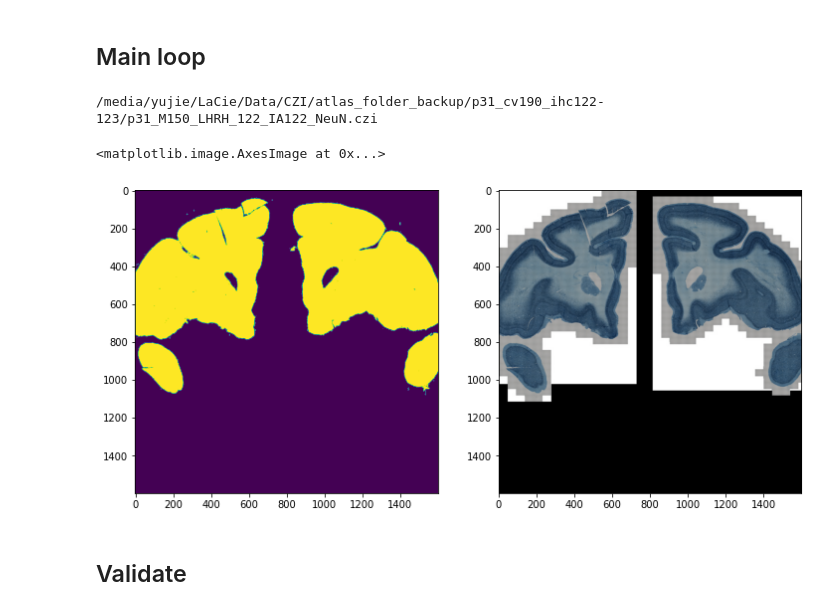
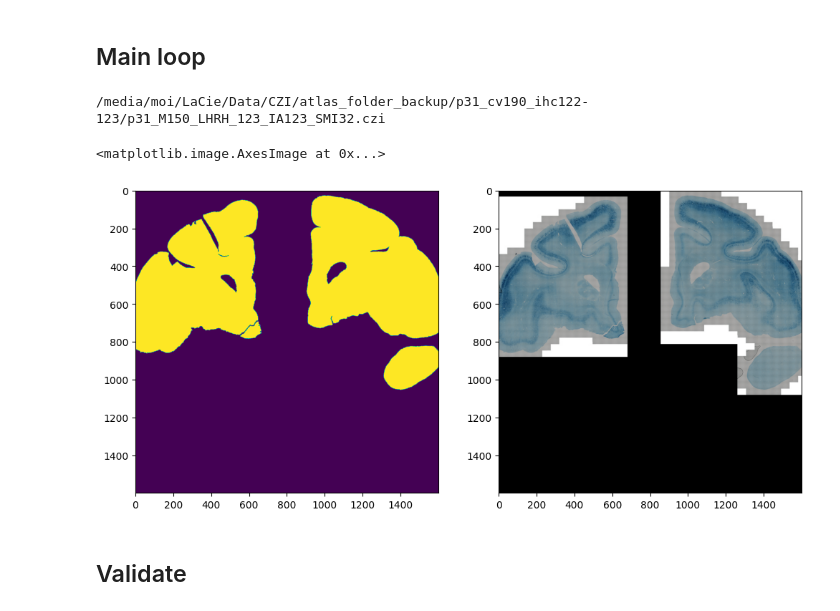
Before and after one commit to Ambistic/BrainSeg, a Jupyter notebook: GenerateMaskStain_v2.ipynb, the cells around one changed output. Cells and saved outputs as stored; diff of their text form; code cells hidden in the pictures.

Commit message:
Updating histo-mri matching

```diff
--- a/GenerateMaskStain_v2.ipynb
+++ b/GenerateMaskStain_v2.ipynb
@@ -14,14 +14,20 @@ import matplotlib.pyplot as plt
 import pandas as pd
 from os.path import basename
 # %%
-STAIN = "NeuN"
+STAIN = "SMI32"  # PV, SMI32
 
-root = Path("/media/yujie/LaCie/Data/CZI/atlas_folder_backup")
+root = Path("/media/moi/LaCie/Data/CZI/atlas_folder_backup")
 
-data_root = Path(f"/media/yujie/LaCie/Data/slidedata/mask_mashimoto/{STAIN}")
+# for cv (nissl)
+# root = Path("/media/moi/LaCie/Data/CZI/czi_split5x")
+
+data_root = Path(f"/media/moi/LaCie/Data/slidedata/mask_mashimoto/{STAIN}")
 
 Path(data_root).mkdir(parents=True, exist_ok=True)
 
 slides = find_slides_in_dir(root)
+czis = slides
+
+# for all but cv
 czis = list(filter(lambda x: STAIN in basename(x), slides))
 # %%
@@ -53,7 +47,7 @@ def has_one_pattern(x):
             return True
     return False
 
-czis = list(filter(has_one_pattern, czis))
+# czis = list(filter(has_one_pattern, czis))
 # %%
 def pick_next(root, slides):
     for slide_path in slides:
@@ -64,26 +60,26 @@ def pick_next(root, slides):
 # %%
 current = pick_next(data_root, czis)
 print(current)
 
 slide = CziFile(current)
 bbox = slide.get_mosaic_bounding_box()
 max_size_fit = bbox.w, bbox.h
 img_arr = open_image(slide, (0, 0), 32, 1600)  # rather open patch
 
-f = lambda x: ((x[:, :, 2] - x[:, :, 0]) > 1) & ((x[:, :, 0] + x[:, :, 1] + x[:, :, 2]) < 490) \
-                & ((x[:, :, 0] + x[:, :, 1] + x[:, :, 2]) > 10)
+f = lambda x: ((x[:, :, 2] - x[:, :, 0]) > 10) & ((x[:, :, 0] + x[:, :, 1] + x[:, :, 2]) < 500) \
+                & ((x[:, :, 0] + x[:, :, 1] + x[:, :, 2]) > 1)
 
-func = lambda x: (f(x) * 255).astype(int)
+func = lambda x: area_opening(area_closing((f(x) * 255).astype(int)))
 
 plt.figure(figsize=(12, 8))
 plt.subplot(1, 2, 1)
 plt.imshow(func(img_arr))
 plt.subplot(1, 2, 2)
 plt.imshow(img_arr / 255.)
 # %% [output]
-/media/yujie/LaCie/Data/CZI/atlas_folder_backup/p31_cv190_ihc122-123/p31_M150_LHRH_122_IA122_NeuN.czi
+/media/moi/LaCie/Data/CZI/atlas_folder_backup/p31_cv190_ihc122-123/p31_M150_LHRH_123_IA123_SMI32.czi
 <matplotlib.image.AxesImage at 0x...>
-[figure, old version]
+[figure, new version]
 # %% [markdown]
 ## Validate
 # %%
```
Also changed, not shown: parts of 2 cells of this notebook, 17 other files.
